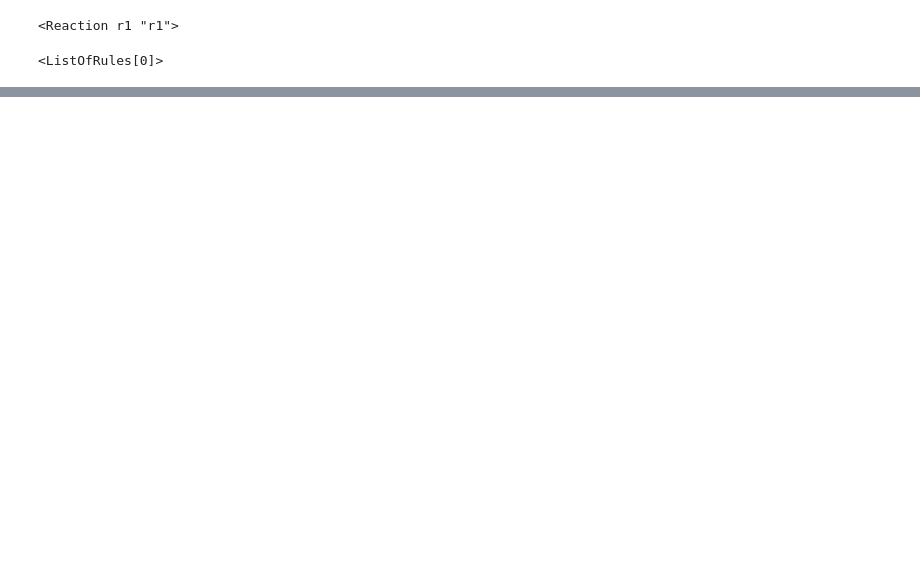
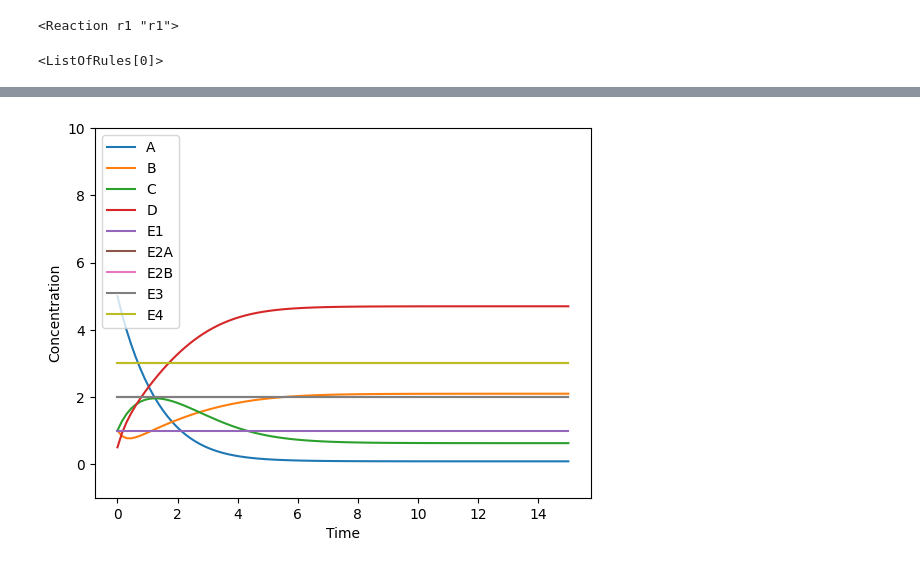
Before and after one commit to dtu-qmcm/enzax, a Jupyter notebook: notebooks/sbmlsandbox.ipynb, the cells around one changed output, grey strips where cells are left out. Drawn from its saved outputs; the diff is of its cells as text; code cells hidden in the pictures; blank space fills up the shorter version.

Commit message:
Added function to load sbml and simulate model with diffrax

```diff
--- a/notebooks/sbmlsandbox.ipynb
+++ b/notebooks/sbmlsandbox.ipynb
@@ -13,0 +16,3 @@ Model_lib.getNumSpecies()
+# %%
+doc = reader.readSBMLFromFile("M:/enzax_clone/src/enzax/examples/brusselator.xml")
+doc.getNumErrors()
@@ -13,0 +21,3 @@ Model_lib.getNumSpecies()
+# %%
+Model_lib = doc.getModel()
+Model_lib.getNumSpecies()
@@ -24,11 +36,11 @@ r = Model_lib.getListOfReactions()[0]
 # %%
 law0 = Model_lib.getListOfFunctionDefinitions()[0]
 # %%
-if document.getModel().getNumFunctionDefinitions():
-    convert_config = (SBMLFunctionDefinitionConverter().getDefaultProperties())
-    document.convert(convert_config)
+if doc.getModel().getNumFunctionDefinitions():
+    convert_config = (sbml.SBMLFunctionDefinitionConverter().getDefaultProperties())
+    doc.convert(convert_config)
 
-model_new = document.getModel()
+model_new = doc.getModel()
 r_law01 = model_new.getListOfReactions()[0].getKineticLaw()
-formulaToL3String(r_law01.getMath())
+sbml.formulaToL3String(r_law01.getMath())
 # %% [output]
@@ -35,0 +142,25 @@ formulaToL3String(r_law01.getMath())
+# %%
+# Load the model and run the simulation
+model = load_sbml_model("M:/enzax_clone/src/enzax/examples/exampleode.xml") # Path on my computer. Need to be fixed
+
+initial_conditions = [s.getInitialConcentration() for s in model.getListOfSpecies()]
+
+t0, t1, dt = 0, 15, 0.1  # Example time settings
+
+solution = run_simulation(model, initial_conditions, t0, t1, dt)
+# %%
+# Plot or print the results
+import matplotlib.pyplot as plt
+time_points = solution.ts
+species_values = solution.ys
+
+for i, species_name in enumerate([s.getId() for s in model.getListOfSpecies()]):
+    plt.plot(time_points, species_values[i], label=species_name)
+
+plt.xlabel('Time')
+plt.ylabel('Concentration')
+plt.ylim([-1,10])
+plt.legend()
+plt.show()
+# %% [output]
+[figure, added]
```
Also changed, not shown: parts of 11 cells of this notebook, 1 other file.
